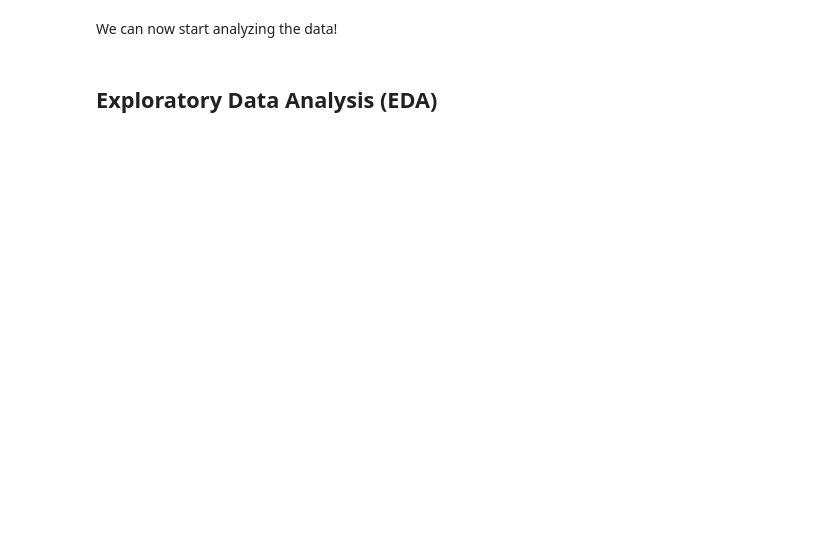
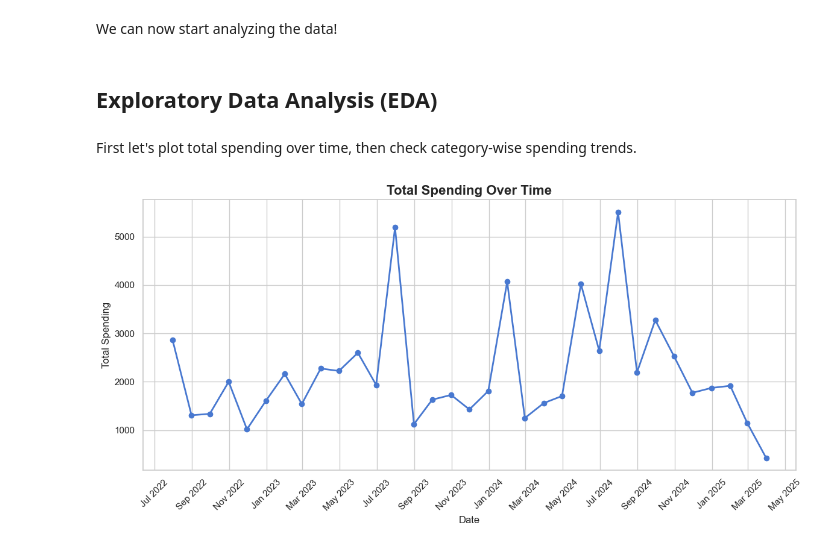
Before and after one commit to AaryanR1508/expense-forecaster, a Jupyter notebook: expense_forecaster.ipynb, the cells around one changed output. Saved outputs shown, nothing was run; the diff lists cells and outputs as text; code cells hidden in the pictures; blank space fills up the shorter version.

```diff
--- a/expense_forecaster.ipynb
+++ b/expense_forecaster.ipynb
@@ -153,3 +135,22 @@ df_numeric
 We can now start analyzing the data!
 # %% [markdown]
 ## Exploratory Data Analysis (EDA)
+# %% [markdown]
+First let's plot total spending over time, then check category-wise spending trends.
+# %%
+# Plot 1: Total spending over time
+# We aggregate spending by month for cleaner trend
+monthly_spending = df.groupby(pd.Grouper(key='date', freq='ME'))['amount'].sum()
+
+fig, ax = plt.subplots(figsize=(12, 6))
+ax.plot(monthly_spending, marker='o', linestyle='-', linewidth=2)
+ax.set_title('Total Spending Over Time', fontsize=16, fontweight='bold')
+ax.set_xlabel('Date', fontsize=12)
+ax.set_ylabel('Total Spending', fontsize=12)
+ax.xaxis.set_major_locator(mdates.MonthLocator(interval=2))
+ax.xaxis.set_major_formatter(mdates.DateFormatter('%b %Y'))
+plt.xticks(rotation=45)
+plt.tight_layout()
+plt.show()
+# %% [output]
+[figure, added]
```
Also changed, not shown: parts of 16 cells of this notebook, 3 other files.
